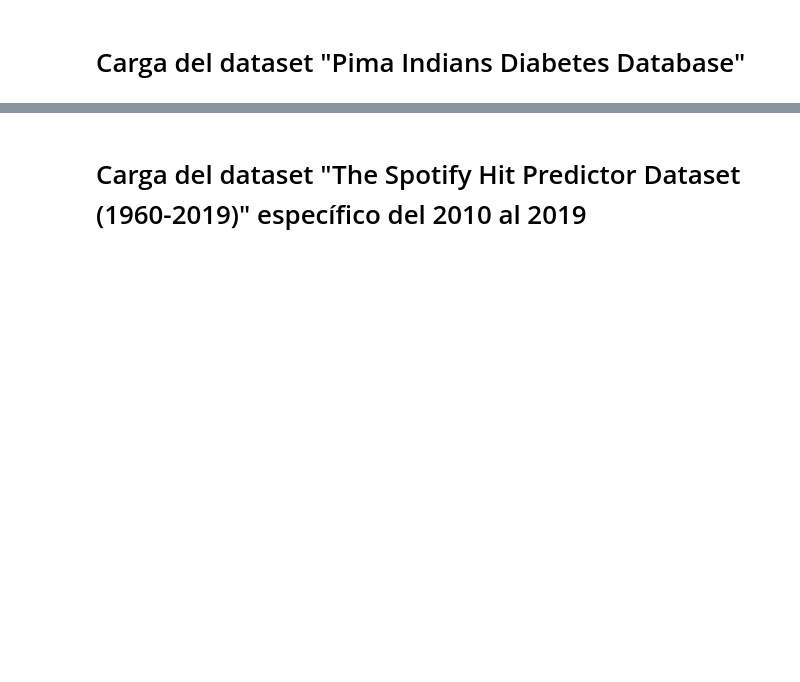
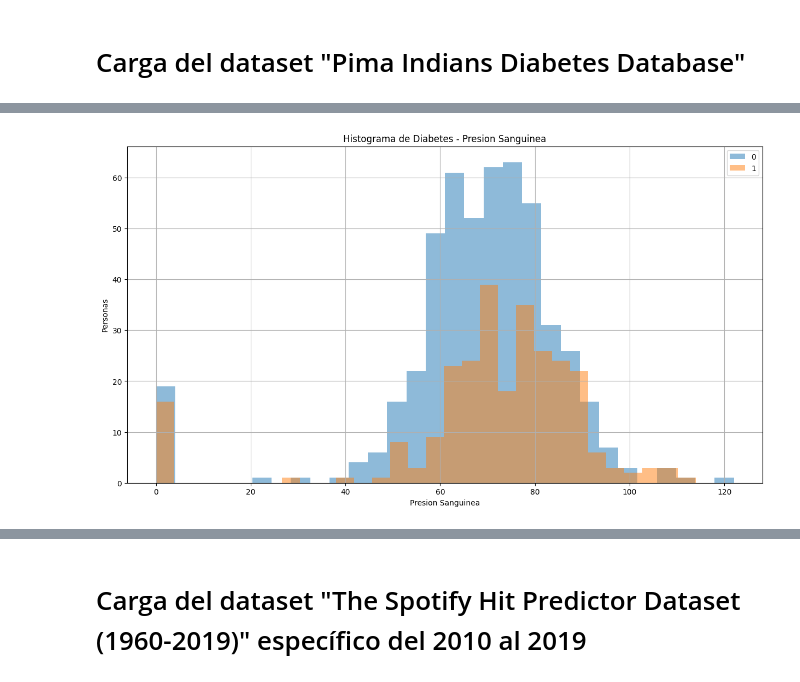
Before and after one commit to RavenInDisguise/ProyectoI_IA, a Jupyter notebook: proyecto_1.ipynb, the cells around one changed output, grey strips where cells are left out. Drawn from its saved outputs; the diff is of its cells as text; code cells hidden in the pictures; blank space fills up the shorter version.

```diff
--- a/proyecto_1.ipynb
+++ b/proyecto_1.ipynb
@@ -30,0 +72,12 @@ max     67.100000                  2.420000   81.000000    1.000000
+# %%
+plt.figure(figsize=(15, 8))
+plt.hist(dataGroup['BloodPressure'].get_group(0), bins=30, alpha=0.5, label='0')
+plt.hist(dataGroup['BloodPressure'].get_group(1), bins=30, alpha=0.5, label='1')
+plt.title('Histograma de Diabetes - Presion Sanguinea')
+plt.xlabel('Presion Sanguinea')
+plt.ylabel('Personas')
+plt.grid(True)
+plt.legend()
+plt.show()
+# %% [output]
+[figure, added]
```
Also changed, not shown: parts of 9 cells of this notebook.
